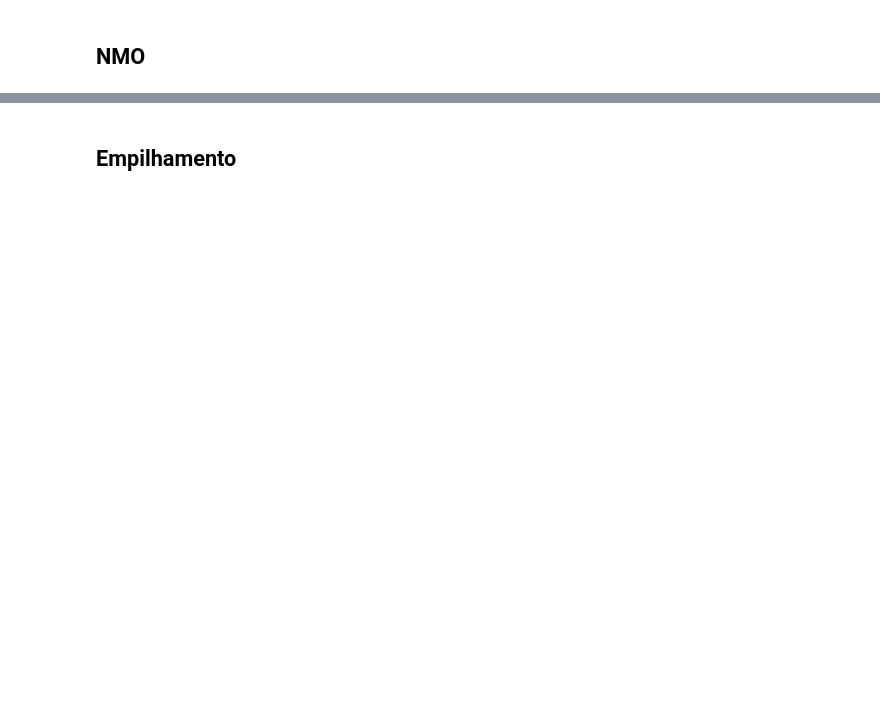
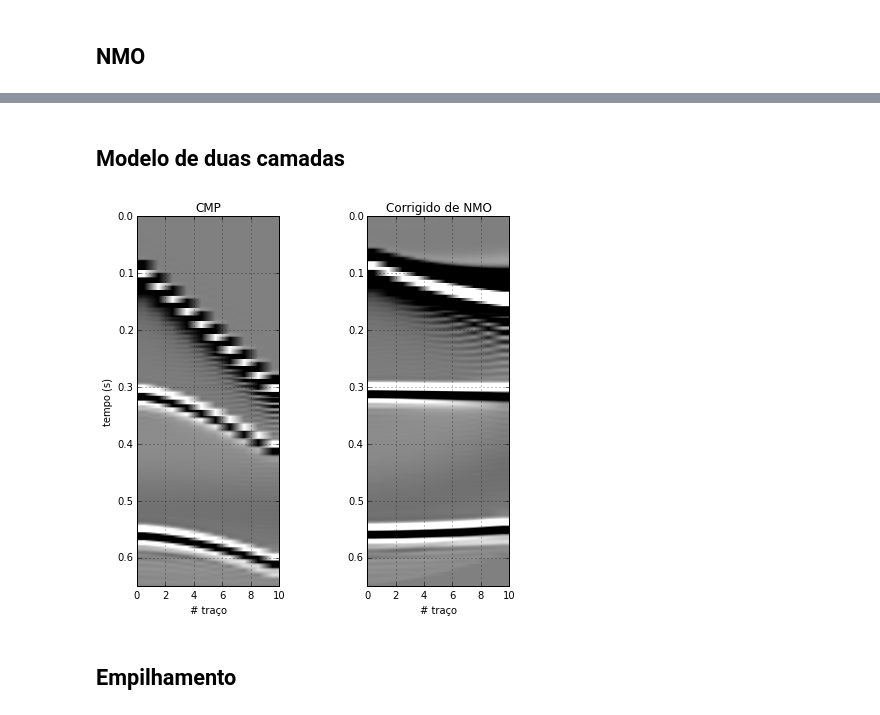
Before and after one commit to leouieda/geofisica2, a Jupyter notebook: notebooks/reflexao-cmp-nmo.ipynb, the cells around one changed output, grey strips where cells are left out. Cells and saved outputs as stored; diff of their text form; code cells hidden in the pictures; blank space fills up the shorter version.

```diff
--- a/notebooks/reflexao-cmp-nmo.ipynb
+++ b/notebooks/reflexao-cmp-nmo.ipynb
@@ -132,0 +134,11 @@ w
+# %% [markdown]
+## Modelo de duas camadas
+# %%
+densidade2 = np.ones(shape)*1600
+velocidade2 = np.ones(shape)*4000
+l1 = shape[0]//3
+densidade2[l1:,:] = 1800
+velocidade2[l1:,:] = 4500
+l2 = 2*shape[0]//3
+densidade2[l2:,:] = 2000
+velocidade2[l2:,:] = 5000
@@ -133,3 +157,26 @@ w
+# %%
+def nmo_analise_duas_camadas(v):
+    nmo = nmo_correction(CMP2, times, offsets, v)
+    plt.figure(figsize=(7, 6))
+    plt.subplot(121)
+    plt.title('CMP')
+    gain = 0.00001
+    mpl.seismic_image(CMP2, dt=sims[0].dt, vmin=-gain, vmax=gain, aspect=40)
+    plt.grid()
+    plt.xlabel(u'# traço')
+    plt.ylabel('tempo (s)')
+    plt.subplot(122)
+    plt.title('Corrigido de NMO')
+    gain = 0.00001
+    mpl.seismic_image(nmo, dt=sims[0].dt, vmin=-gain, vmax=gain, aspect=40)
+    plt.grid()
+    plt.xlabel(u'# traço')
+    plt.tight_layout()
+    return nmo
+w = widgets.interactive(nmo_analise_duas_camadas, v=widgets.FloatSliderWidget(min=2000, max=6000, step=100, value=2000))
+w
+# %% [output]
+[figure, added]
 # %% [markdown]
 ## Empilhamento
 # %%
```
Also changed, not shown: parts of 27 cells of this notebook.
